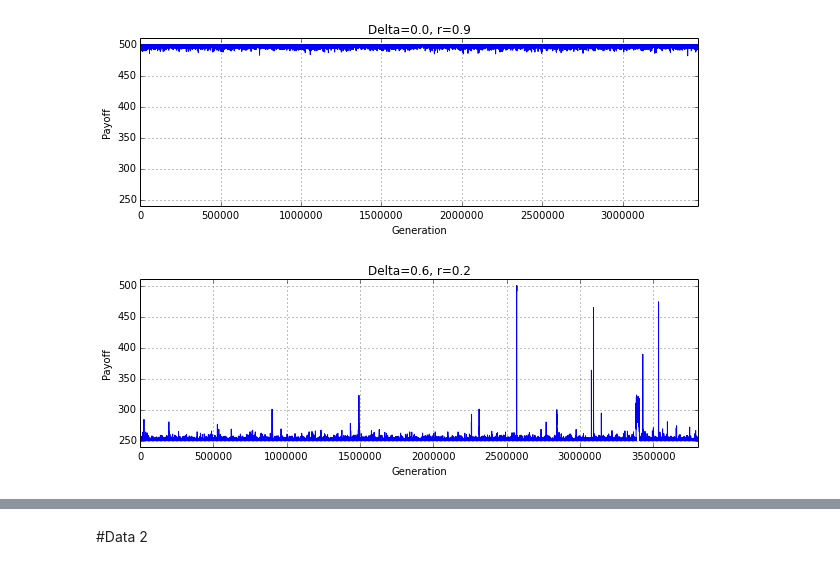
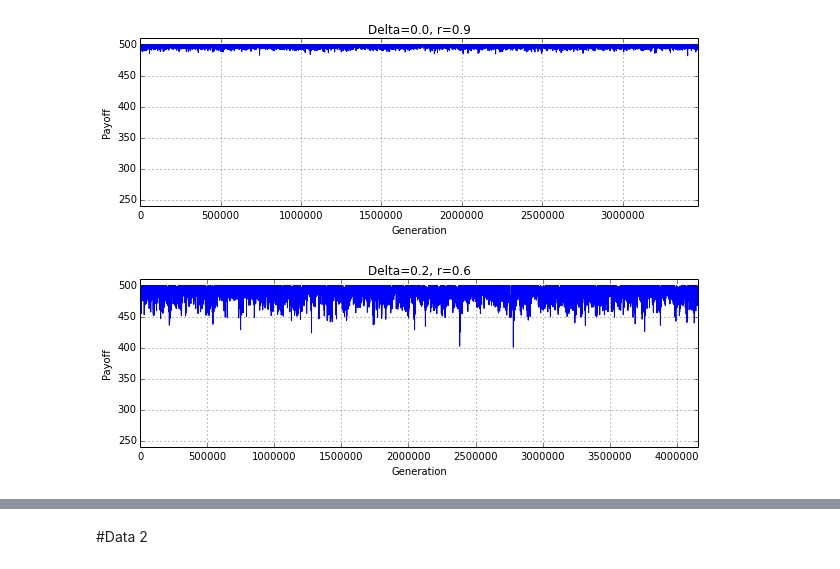
Before and after one commit to bradon/repeatedPD, a Jupyter notebook: notebooks/Time Series.ipynb, the cells around one changed output, grey strips where cells are left out. Cells and saved outputs as stored; diff of their text form; code cells hidden in the pictures.

```diff
--- a/notebooks/Time Series.ipynb
+++ b/notebooks/Time Series.ipynb
@@ -487,6 +616,6 @@ standardTimeSeries(0, 0.0, 0.9)
 # %% [output]
 [figure]
 # %%
-standardTimeSeries(0, 0.6, 0.2)
+standardTimeSeries(0, 0.2, 0.6)
 # %% [output]
-[figure, old version]
+[figure, new version]
```
Also changed, not shown: parts of 14 cells of this notebook, 1 other file.
